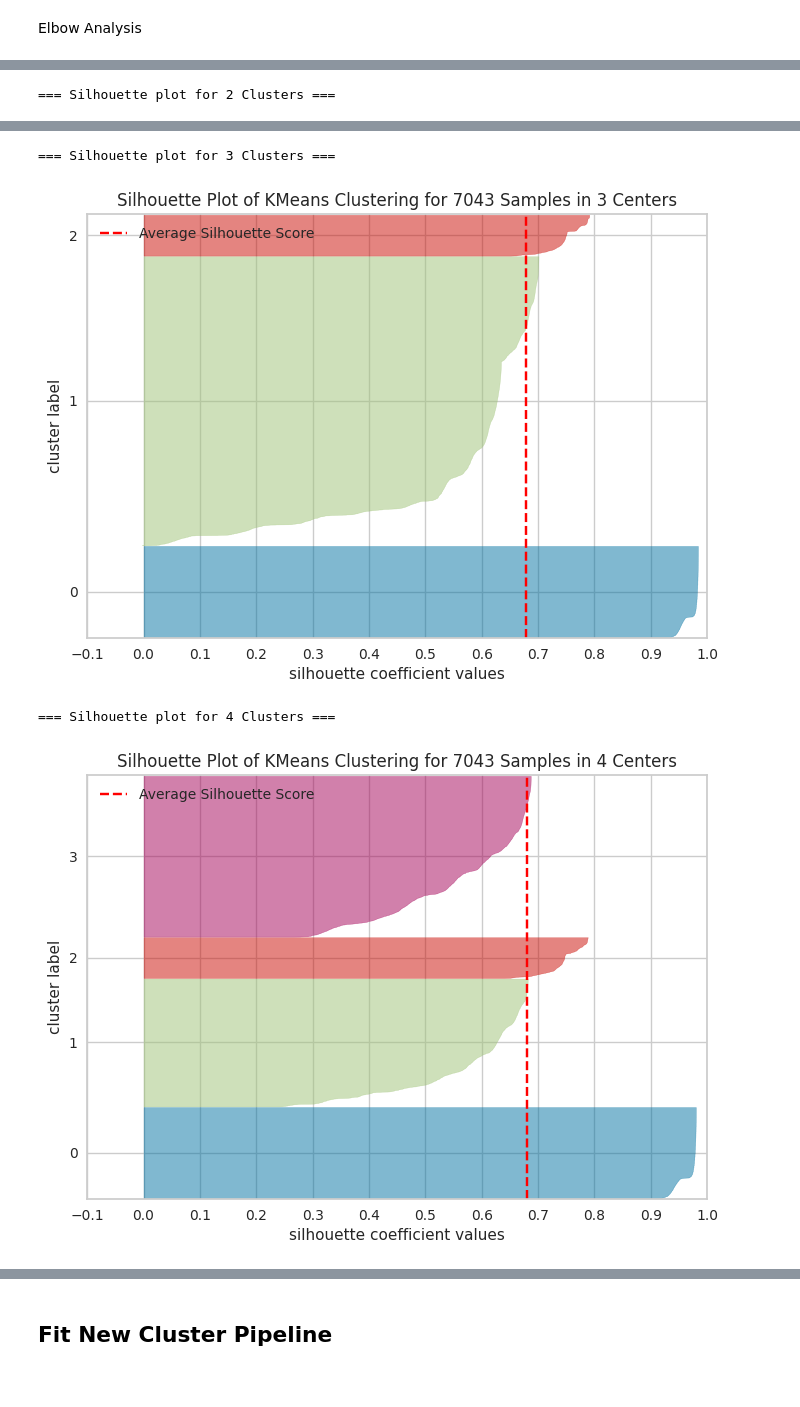
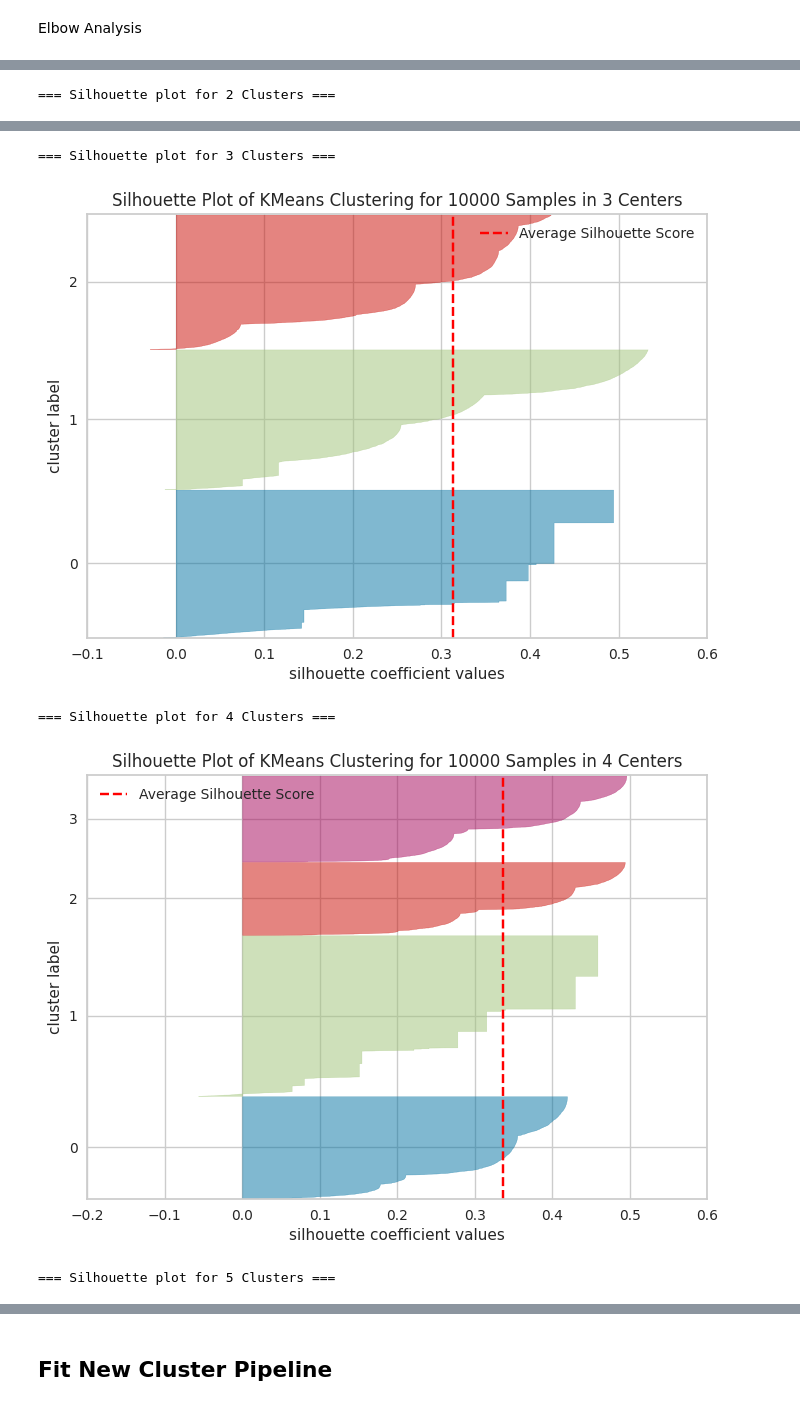
Before and after one commit to JohanPlAr/banking-churnometer, a Jupyter notebook: jupyter_notebooks/07 - ModelingAndEvaluation - Cluster SKLearn.ipynb, the cells around one changed output, grey strips where cells are left out. Drawn from its saved outputs; the diff is of its cells as text; code cells hidden in the pictures.

Commit message:
Add Cluster Modeling And Evaluation Notebook

```diff
--- a/jupyter_notebooks/07 - ModelingAndEvaluation - Cluster SKLearn.ipynb
+++ b/jupyter_notebooks/07 - ModelingAndEvaluation - Cluster SKLearn.ipynb
@@ -54,8 +54,8 @@ current_dir
 # Load Data
 # %%
 import pandas as pd
-df = (pd.read_csv("outputs/datasets/collection/TelcoCustomerChurn.csv")
-      .drop(['customerID', 'TotalCharges', 'Churn', 'tenure'], axis=1)
+df = (pd.read_csv("outputs/datasets/collection/bank-customer-churn.csv")
+      .drop(['CustomerId', 'RowNumber', 'Surname','Exited'], axis=1)
       )
 print(df.shape)
 df.head(3)
@@ -269,15 +257,11 @@ for n_clusters in np.arange(start=n_cluster_start, stop=n_cluster_stop):
 # %%
 def PipelineCluster():
     pipeline_base = Pipeline([
-        ("OrdinalCategoricalEncoder", OrdinalEncoder(encoding_method='arbitrary',
-                                                     variables=['gender', 'Partner', 'Dependents', 'PhoneService',
-                                                                'MultipleLines', 'InternetService', 'OnlineSecurity',
-                                                                'OnlineBackup', 'DeviceProtection', 'TechSupport',
-                                                                'StreamingTV', 'StreamingMovies', 'Contract',
-                                                                'PaperlessBilling', 'PaymentMethod'])),
-
-        ("SmartCorrelatedSelection", SmartCorrelatedSelection(variables=None, method="spearman",
-                                                              threshold=0.6, selection_method="variance")),
+           ("boxcox", vt.BoxCoxTransformer(variables=['Age'])),
+        ("Winsorizer", Winsorizer(capping_method='iqr', tail='both', fold=1.5, variables=['Age','CreditScore'])),
+        ("OrdinalCategoricalEncoder", OrdinalEncoder(encoding_method='arbitrary', variables=['Gender','Geography'])),
+        ("SmartCorrelatedSelection", SmartCorrelatedSelection(variables=None,
+         method="spearman", threshold=0.6, selection_method="variance")),
 
         ("scaler", StandardScaler()),
 
@@ -445,16 +429,11 @@ from sklearn.ensemble import GradientBoostingClassifier
 
 def PipelineClf2ExplainClusters():
     pipeline_base = Pipeline([
-        ("OrdinalCategoricalEncoder", OrdinalEncoder(encoding_method='arbitrary',
-                                                     variables=['gender', 'Partner', 'Dependents', 'PhoneService',
-                                                                'MultipleLines', 'InternetService', 'OnlineSecurity',
-                                                                'OnlineBackup', 'DeviceProtection', 'TechSupport',
-                                                                'StreamingTV', 'StreamingMovies', 'Contract',
-                                                                'PaperlessBilling', 'PaymentMethod'])),
-
-        ("SmartCorrelatedSelection", SmartCorrelatedSelection(variables=None, method="spearman",
-                                                              threshold=0.6, selection_method="variance")),
-
+        ("boxcox", vt.BoxCoxTransformer(variables=['Age'])),
+        ("Winsorizer", Winsorizer(capping_method='iqr', tail='both', fold=1.5, variables=['Age','CreditScore'])),
+        ("OrdinalCategoricalEncoder", OrdinalEncoder(encoding_method='arbitrary', variables=['Gender','Geography'])),
+        ("SmartCorrelatedSelection", SmartCorrelatedSelection(variables=None,
+         method="spearman", threshold=0.6, selection_method="variance")),
         ("scaler", StandardScaler()),
 
         ("feat_selection", SelectFromModel(
@@ -770,7 +750,7 @@ def PipelineCluster():
 
         # we update the pipeline, considering only the most important variables from the previous pipeline
         ("OrdinalCategoricalEncoder", OrdinalEncoder(encoding_method='arbitrary',
-                                                     variables=['OnlineBackup', 'PhoneService'])),
+                                                     variables=['Gender','Geography'])),
 
         # it doesn't need SmartCorrelation
 
@@ -816,7 +796,7 @@ plt.show()
 # %%
 from yellowbrick.cluster import SilhouetteVisualizer
 
-n_cluster_start, n_cluster_stop = 2, 5
+n_cluster_start, n_cluster_stop = 2, 6
 
 print("=== Average Silhouette Score for different number of clusters ===")
 visualizer = KElbowVisualizer(KMeans(random_state=0), k=(
@@ -848,4 +828,5 @@ No 'knee' or 'elbow' point detected, pass `locate_elbow=False` to remove the war
 === Silhouette plot for 3 Clusters ===
-[figure, old version]
+[figure, new version]
 === Silhouette plot for 4 Clusters ===
-[figure, old version]
+[figure, new version]
+=== Silhouette plot for 5 Clusters ===
```
Also changed, not shown: parts of 61 cells of this notebook, 5 other files.
